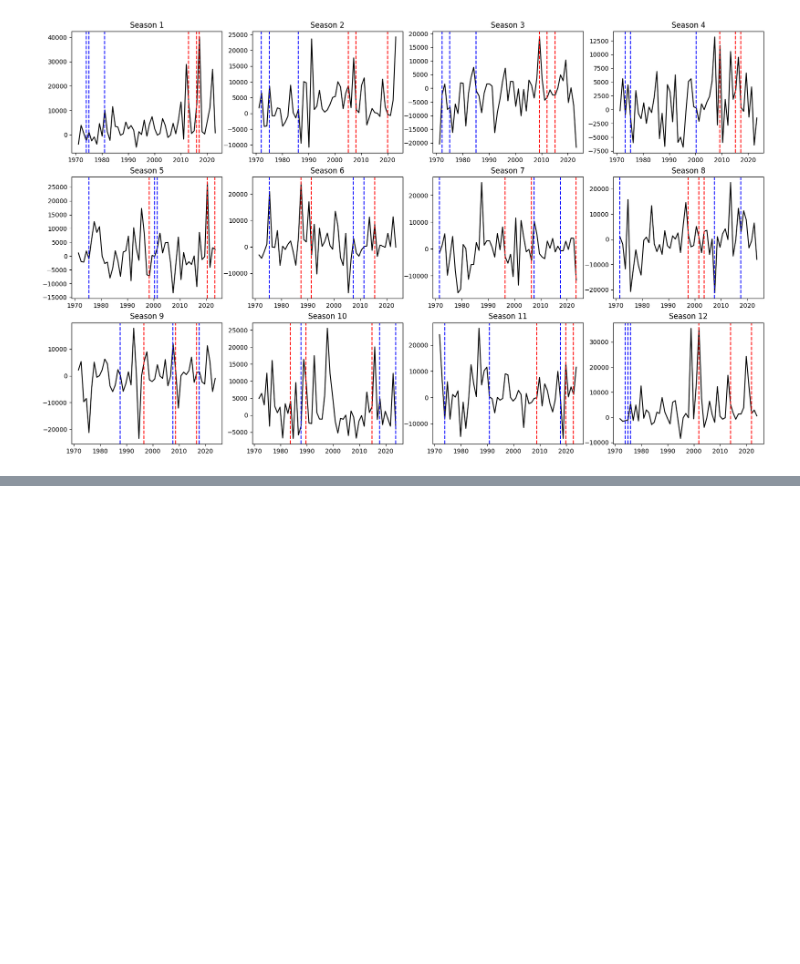
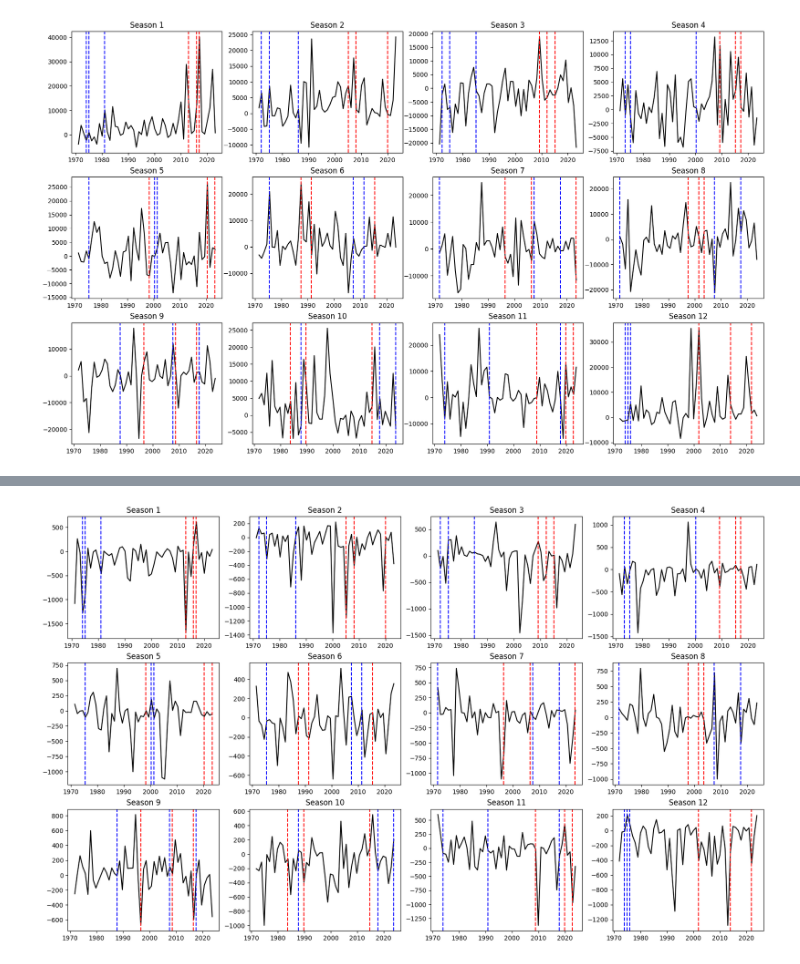
Before and after one commit to martinpavez/data, a Jupyter notebook: hw_extra/notebooks_features/dot_exploration.ipynb, the cells around one changed output, grey strips where cells are left out. Saved outputs shown, nothing was run; the diff lists cells and outputs as text; code cells hidden in the pictures; blank space fills up the shorter version.

```diff
--- a/hw_extra/notebooks_features/dot_exploration.ipynb
+++ b/hw_extra/notebooks_features/dot_exploration.ipynb
@@ -315,0 +363,3 @@ for season, dates in non_hws_dates.items():
+# %%
+def is_month(month, n):
+    return month == n
@@ -315,0 +378,39 @@ for season, dates in non_hws_dates.items():
+# %%
+hws_dates = {1: ['2016-01-01', '2017-01-01', '2013-01-01'],
+             2: ['2020-02-01', '2005-02-01', '2008-02-01'],
+             3: ['2015-03-01', '2009-03-01', '2012-03-01'],
+             4: ['2009-04-01', '2017-04-01', '2015-04-01'],
+             5: ['2020-05-01', '1998-05-01', '2023-05-01'],
+             6: ['1987-06-01', '2015-06-01', '1991-06-01'],
+             7: ['2023-07-01', '2006-07-01', '1996-07-01'],
+             8: ['1997-08-01', '2001-08-01', '2003-08-01'],
+             9: ['2016-09-01', '2008-09-01', '1996-09-01'],
+             10: ['1983-10-01', '1989-10-01', '2014-10-01'],
+             11: ['2019-11-01', '2008-11-01', '2022-11-01'],
+             12: ['2021-12-01', '2001-12-01', '2013-12-01']}
+
+non_hws_dates = {1: ['1975-01-01', '1974-01-01', '1981-01-01'],
+             2: ['1975-02-01', '1972-02-01', '1986-02-01'],
+             3: ['1975-03-01', '1972-03-01', '1985-03-01'],
+             4: ['1975-04-01', '1973-04-01', '2000-04-01'],
+             5: ['2000-05-01', '2001-05-01', '1975-05-01'],
+             6: ['2007-06-01', '1975-06-01', '2011-06-01'],
+             7: ['1971-07-01', '2017-07-01', '2007-07-01'],
+             8: ['2017-08-01', '2007-08-01', '1971-08-01'],
+             9: ['2007-09-01', '1987-09-01', '2017-09-01'],
+             10: ['2023-10-01', '2017-10-01', '1987-10-01'],
+             11: ['1990-11-01', '2017-11-01', '1973-11-01'],
+             12: ['1975-12-01', '1973-12-01', '1974-12-01']}
+# %%
+fig, axs = plt.subplots(3,4, figsize=(20,12))
+for season, ts in timeserie_seasons.items():
+    axs.flatten()[season-1].plot(seasons[season].time, ts, c="black")
+    axs.flatten()[season-1].set_title(f"Season {season}")
+for season, dates in hws_dates.items():
+    for d in dates:
+        axs.flatten()[season-1].axvline(pd.to_datetime(d), color="red", ls='--')
+for season, dates in non_hws_dates.items():
+    for d in dates:
+        axs.flatten()[season-1].axvline(pd.to_datetime(d), color="blue", ls='--')
+# %% [output]
+[figure, added]
```
Also changed, not shown: parts of 14 cells of this notebook, 7 other files.
